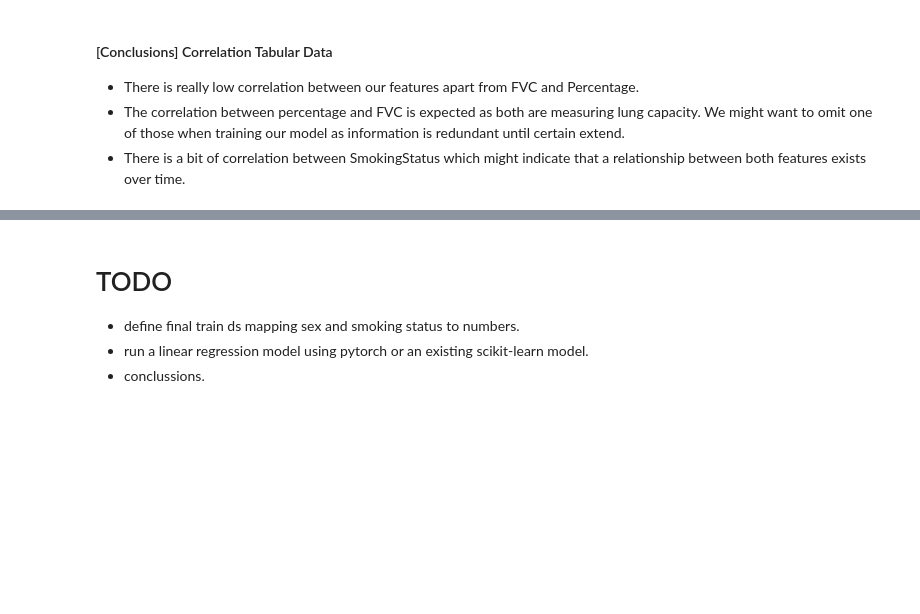
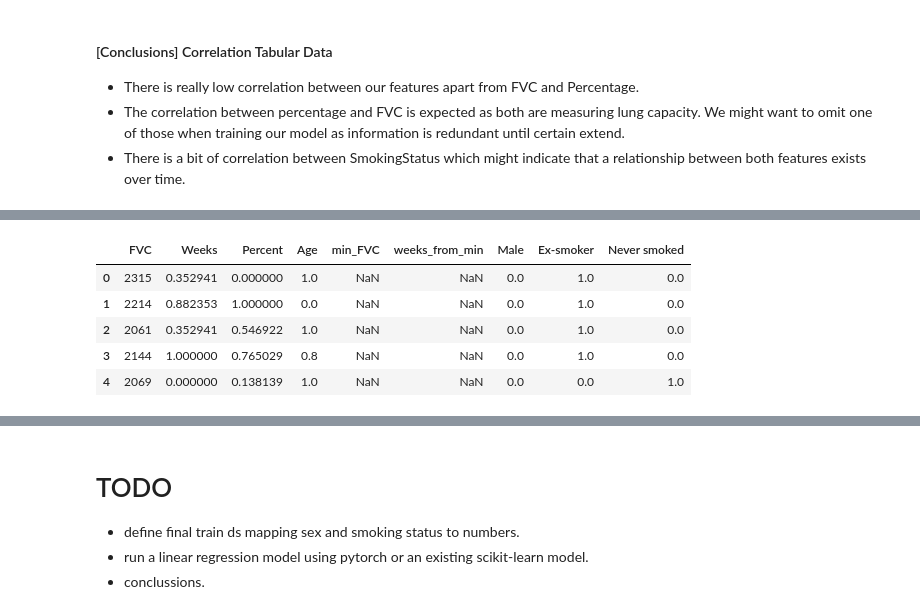
Before and after one commit to manumaqueda/pulmonary-fibrosis-progression, a Jupyter notebook: EDA-feature-extraction.ipynb, the cells around one changed output, grey strips where cells are left out. Drawn from its saved outputs; the diff is of its cells as text; code cells hidden in the pictures; blank space fills up the shorter version.

```diff
--- a/EDA-feature-extraction.ipynb
+++ b/EDA-feature-extraction.ipynb
@@ -401,0 +473,11 @@ plot_weeks_distribution(train_df)
+# %%
+pp_test_df = preprocess_data(test_df, 'test')
+
+pp_test_df.head()
+# %% [output]
+|  | FVC | Weeks | Percent | Age | min_FVC | weeks_from_min | Male | Ex-smoker | Never smoked |
+| 0 | 2315 | 0.352941 | 0.000000 | 1.0 | NaN | NaN | 0.0 | 1.0 | 0.0 |
+| 1 | 2214 | 0.882353 | 1.000000 | 0.0 | NaN | NaN | 0.0 | 1.0 | 0.0 |
+| 2 | 2061 | 0.352941 | 0.546922 | 1.0 | NaN | NaN | 0.0 | 1.0 | 0.0 |
+| 3 | 2144 | 1.000000 | 0.765029 | 0.8 | NaN | NaN | 0.0 | 1.0 | 0.0 |
+| 4 | 2069 | 0.000000 | 0.138139 | 1.0 | NaN | NaN | 0.0 | 0.0 | 1.0 |
```
Also changed, not shown: parts of 7 cells of this notebook, 1 other file.
